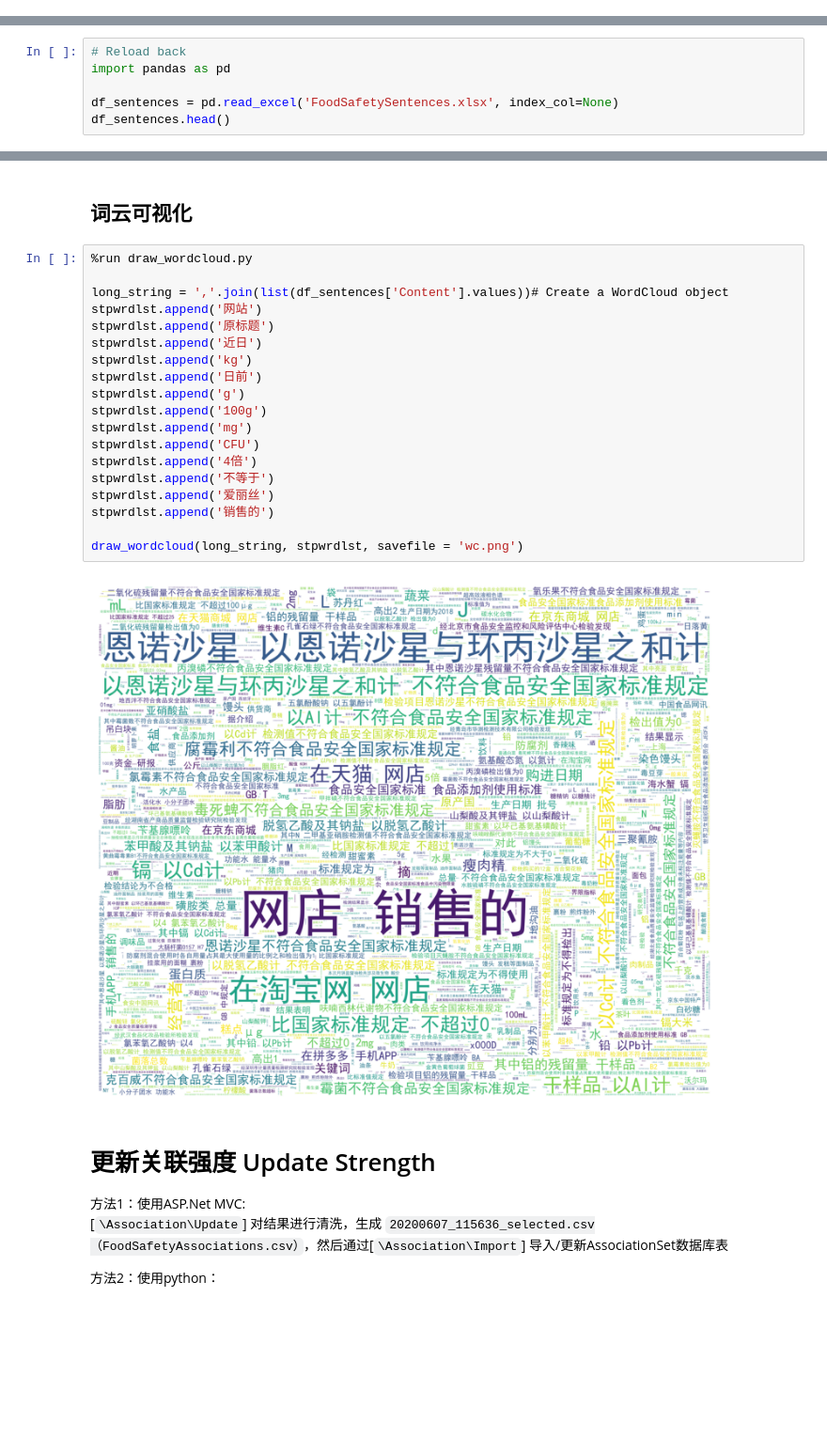
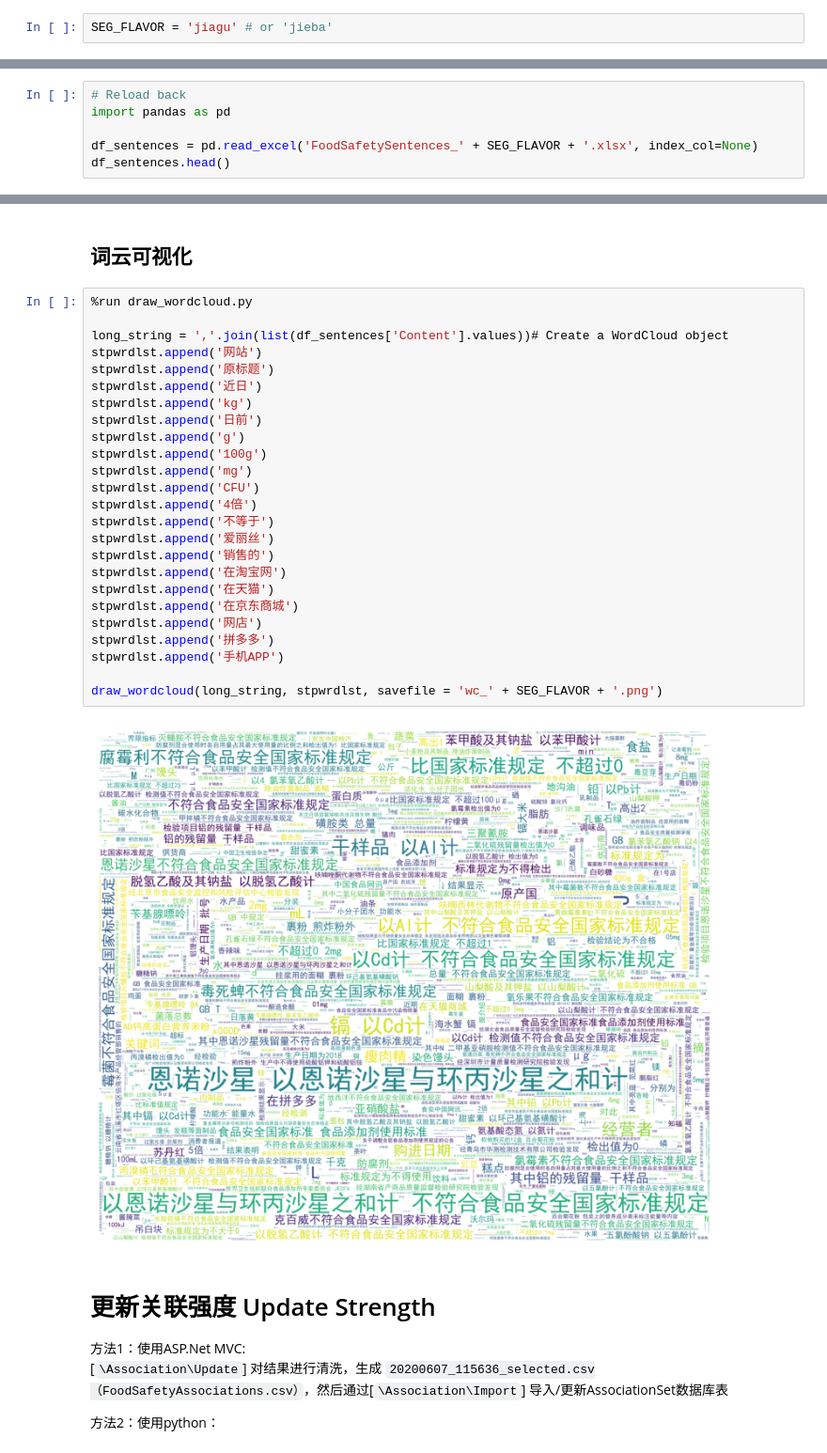
Before and after one commit to zhangys11/nlp, a Jupyter notebook: case_study/food_additives/Main.ipynb, the cells around one changed output, grey strips where cells are left out. Shown at 94% size. Drawn from its saved outputs; the diff is of its cells as text; blank space fills up the shorter version.

Commit message:
jiagu seg

```diff
--- a/case_study/food_additives/Main.ipynb
+++ b/case_study/food_additives/Main.ipynb
@@ -394,2 +396,4 @@ X矩阵为m*n，m为文档数，n为单词数，用于记录每行文档单词
 # %% [markdown]
 * 对于英文文本，可以直接使用sklearn.feature_extraction.text.CountVectorizer
+# %%
+SEG_FLAVOR = 'jiagu' # or 'jieba'
@@ -549,7 +616,7 @@ Recommend to manually convert xlsx to xls by Excel
 # Reload back
 import pandas as pd
 
-df_sentences = pd.read_excel('FoodSafetySentences.xlsx', index_col=None)
+df_sentences = pd.read_excel('FoodSafetySentences_' + SEG_FLAVOR + '.xlsx', index_col=None)
 df_sentences.head()
 # %% [output]
 |  | Keywords | Content | Words | Source | Date | Geo | Title |
@@ -563,24 +630,30 @@ df_sentences.head()
 # %%
 %run draw_wordcloud.py
 
 long_string = ','.join(list(df_sentences['Content'].values))# Create a WordCloud object
 stpwrdlst.append('网站')
 stpwrdlst.append('原标题')
 stpwrdlst.append('近日')
 stpwrdlst.append('kg')
 stpwrdlst.append('日前')
 stpwrdlst.append('g')
 stpwrdlst.append('100g')
 stpwrdlst.append('mg')
 stpwrdlst.append('CFU')
 stpwrdlst.append('4倍')
 stpwrdlst.append('不等于')
 stpwrdlst.append('爱丽丝')
 stpwrdlst.append('销售的')
+stpwrdlst.append('在淘宝网')
+stpwrdlst.append('在天猫')
+stpwrdlst.append('在京东商城')
+stpwrdlst.append('网店')
+stpwrdlst.append('拼多多')
+stpwrdlst.append('手机APP')
 
-draw_wordcloud(long_string, stpwrdlst, savefile = 'wc.png')
+draw_wordcloud(long_string, stpwrdlst, savefile = 'wc_' + SEG_FLAVOR + '.png')
 # %% [output]
-[figure, old version]
+[figure, new version]
 # %% [markdown]
 # 更新关联强度 Update Strength
 
```
Also changed, not shown: parts of 31 cells of this notebook, 21 other files.
